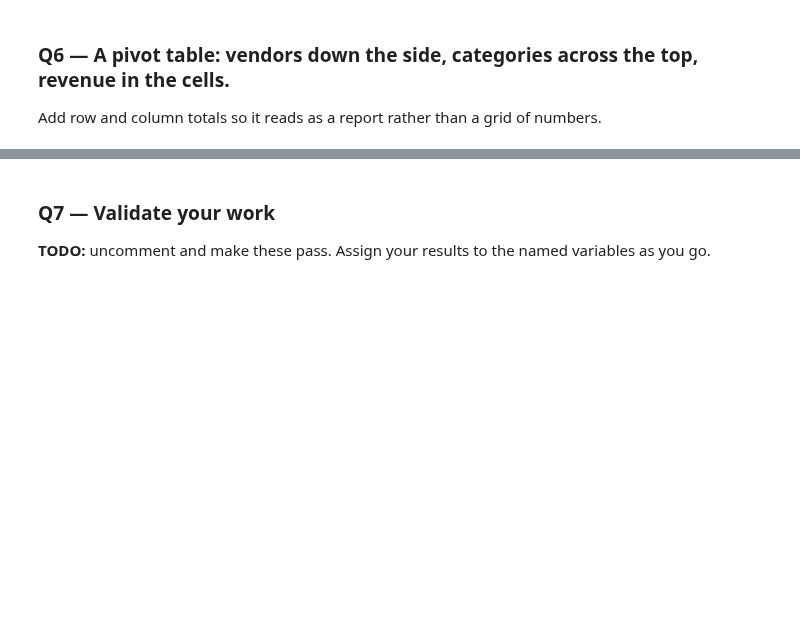
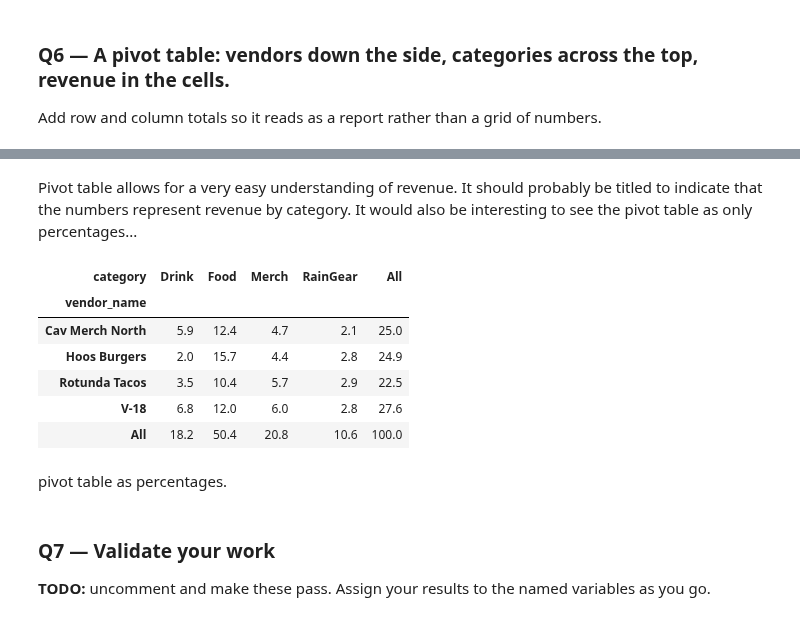
Before and after one commit to michaelhunter12/ds2002-fa26, a Jupyter notebook: notebooks/03-pandas-cleaning/2026-09-18 — Pandas Challenge — Lab.ipynb, the cells around one changed output, grey strips where cells are left out. Drawn from its saved outputs; the diff is of its cells as text; code cells hidden in the pictures; blank space fills up the shorter version.

```diff
--- a/notebooks/03-pandas-cleaning/2026-09-18 — Pandas Challenge — Lab.ipynb
+++ b/notebooks/03-pandas-cleaning/2026-09-18 — Pandas Challenge — Lab.ipynb
@@ -122,3 +151,18 @@ pd.pivot_table(joined, values='revenue', index='vendor_name', columns='category'
+# %% [markdown]
+Pivot table allows for a very easy understanding of revenue. It should probably be titled to indicate that the numbers represent revenue by category. It would also be interesting to see the pivot table as only percentages...
+# %%
+pivot_pct = (piv / piv.loc['All', 'All'] * 100).round(1)
+pivot_pct
+# %% [output]
+| category | Drink | Food | Merch | RainGear | All |
+| vendor_name |  |  |  |  |  |
+| Cav Merch North | 5.9 | 12.4 | 4.7 | 2.1 | 25.0 |
+| Hoos Burgers | 2.0 | 15.7 | 4.4 | 2.8 | 24.9 |
+| Rotunda Tacos | 3.5 | 10.4 | 5.7 | 2.9 | 22.5 |
+| V-18 | 6.8 | 12.0 | 6.0 | 2.8 | 27.6 |
+| All | 18.2 | 50.4 | 20.8 | 10.6 | 100.0 |
+# %% [markdown]
+pivot table as percentages.
 # %% [markdown]
 ### Q7 — Validate your work
 
```
Also changed, not shown: parts of 18 cells of this notebook.
